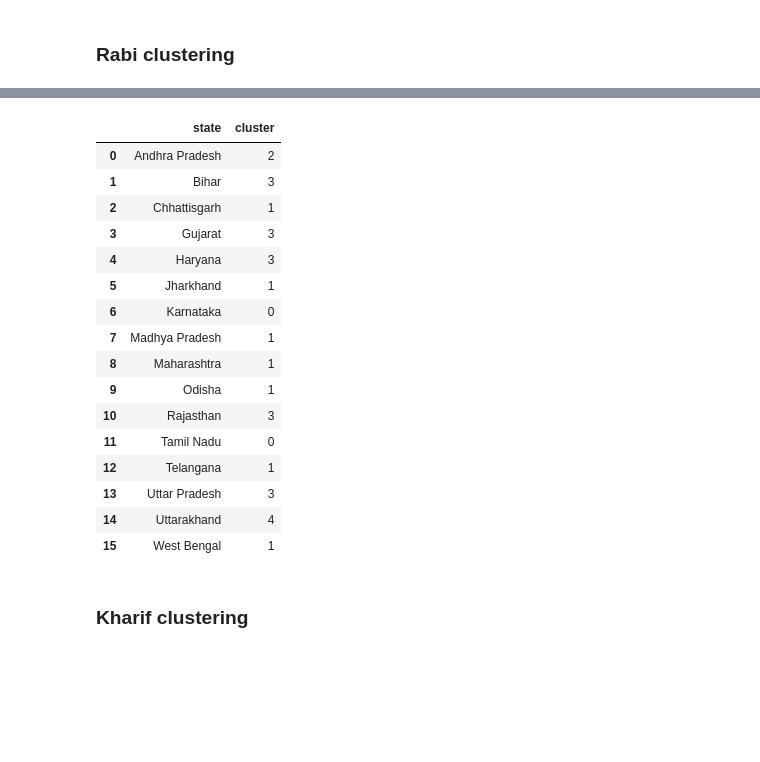
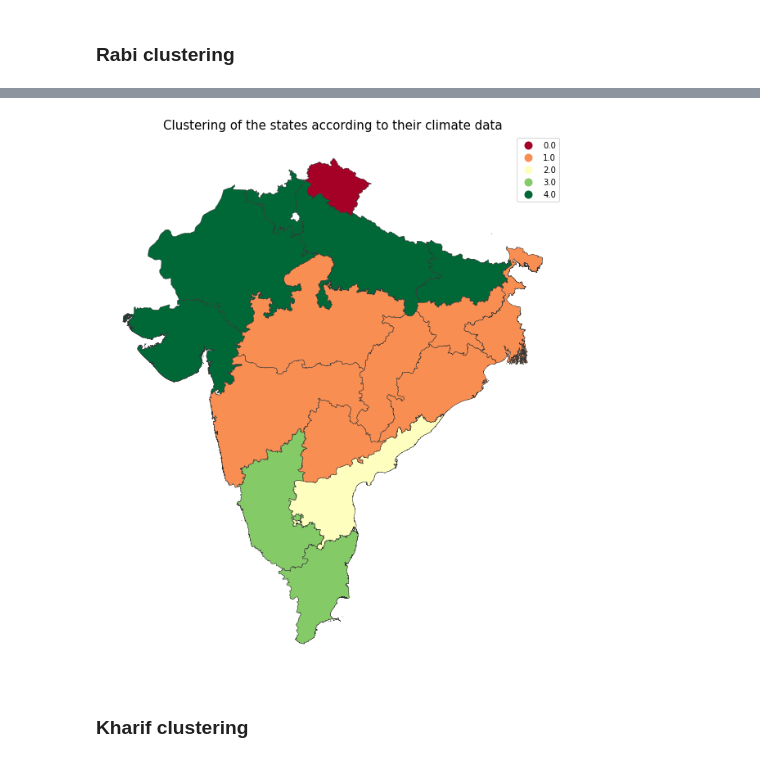
Before and after one commit to amaurylancelin/Datathon, a Jupyter notebook: Code par Pax/Adri/climate_data_clustering.ipynb, the cells around one changed output, grey strips where cells are left out. Saved outputs shown, nothing was run; the diff lists cells and outputs as text; code cells hidden in the pictures; blank space fills up the shorter version.

```diff
--- a/Code par Pax/Adri/climate_data_clustering.ipynb
+++ b/Code par Pax/Adri/climate_data_clustering.ipynb
@@ -408,13 +198 @@ plt.show
 [figure]
-# %%
-kmeans = KMeans(n_init=100, n_clusters=5).fit(full_data)
-kmeans_labels = kmeans.labels_
-tot_rabi_df.insert(1,'cluster',kmeans_labels)
-#plot_data=tot_rabi_df.drop(columns = ['evabs', 'lai_hv', 'lai_lv', 'stl1', 'ssr', 'tp', 'swvl1'])
-plot_data = tot_rabi_df.copy()
-plot_data['state'] = plot_data['state'].replace(to_replace='Andhra_Pradesh', value='Andhra Pradesh')
-plot_data['state'] = plot_data['state'].replace(to_replace='Madhya', value='Madhya Pradesh')
-plot_data['state'] = plot_data['state'].replace(to_replace='Tamil_Nadu', value='Tamil Nadu')
-plot_data['state'] = plot_data['state'].replace(to_replace='Uttar_Pradesh', value='Uttar Pradesh')
-plot_data['state'] = plot_data['state'].replace(to_replace='West_Bengal', value='West Bengal')
-plot_data
@@ -452,22 +199,12 @@ fig = merged.plot(column='cluster', cmap='RdYlGn', linewidth=0.5, ax=ax, edgecol
-# %%
-plot_data = plot_data.drop(columns=[0,1,2,3,4,5,6,7,8,9,10,11,12,13,14,15,16,17,18,19,20,21,22,23,24,25,26,27])
-plot_data
-# %% [output]
-|  | state | cluster |
-| 0 | Andhra Pradesh | 2 |
-| 1 | Bihar | 3 |
-| 2 | Chhattisgarh | 1 |
-| 3 | Gujarat | 3 |
-| 4 | Haryana | 3 |
-| 5 | Jharkhand | 1 |
-| 6 | Karnataka | 0 |
-| 7 | Madhya Pradesh | 1 |
-| 8 | Maharashtra | 1 |
-| 9 | Odisha | 1 |
-| 10 | Rajasthan | 3 |
-| 11 | Tamil Nadu | 0 |
-| 12 | Telangana | 1 |
-| 13 | Uttar Pradesh | 3 |
-| 14 | Uttarakhand | 4 |
-| 15 | West Bengal | 1 |
+# %%
+kmeans = KMeans(n_init=100, n_clusters=5).fit(full_data_rabi)
+kmeans_labels_rabi = kmeans.labels_
+
+if 'cluster' in tot_rabi_df.columns :
+    tot_rabi_df = tot_rabi_df.drop(columns = ['cluster'])
+tot_rabi_df.insert(1,'cluster',kmeans_labels_rabi)
+# %%
+plot_climate_cluster(map_path, tot_rabi_df)
+# %% [output]
+[figure, added]
 # %%
```
Also changed, not shown: parts of 38 cells of this notebook, 1 other file.
